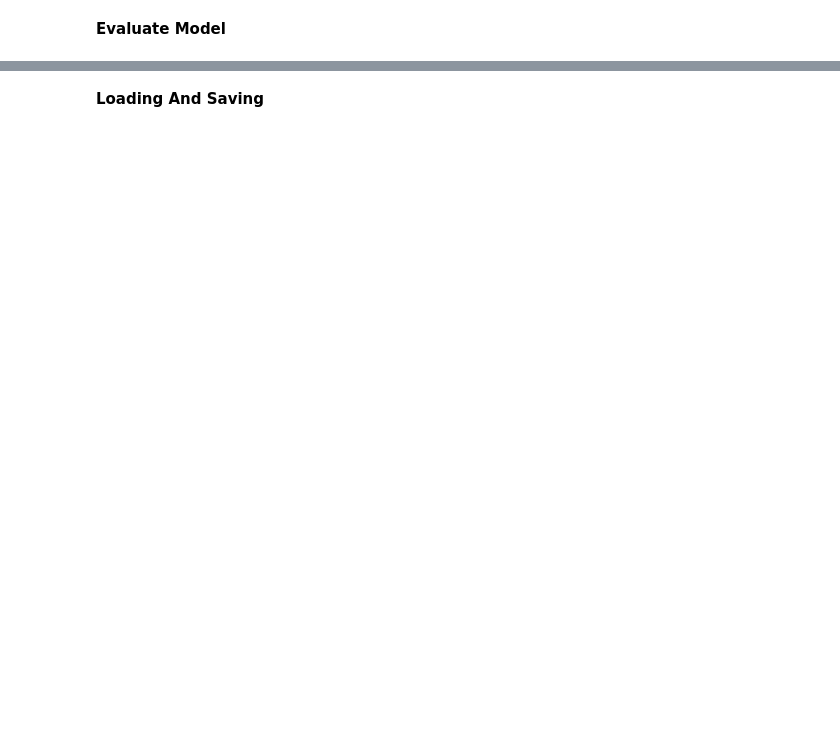
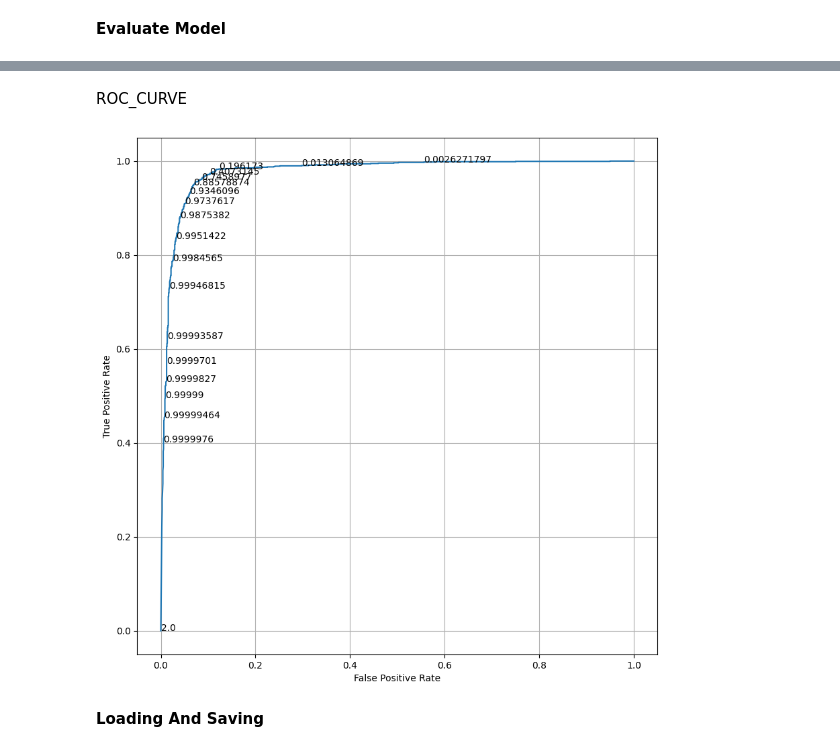
Before and after one commit to shiva7579/Machine_learning, a Jupyter notebook: Malaria.ipynb, the cells around one changed output, grey strips where cells are left out. Drawn from its saved outputs; the diff is of its cells as text; code cells hidden in the pictures; blank space fills up the shorter version.

```diff
--- a/Malaria.ipynb
+++ b/Malaria.ipynb
@@ -240,0 +255,10 @@ for i,(image,label) in enumerate(test_dataset.take(16)):
+# %%
+labels=[]
+input=[]
+
+for x,y in test_dataset.as_numpy_iterator():
+  labels.append(y)
+  input.append(x)
+# %%
+labels=np.array([i[0] for i in labels])
+print(labels)
@@ -240,0 +273,2 @@ for i,(image,label) in enumerate(test_dataset.take(16)):
+# %%
+predicted=model.predict(np.array(input)[:,0,...])
@@ -240,0 +283,3 @@ for i,(image,label) in enumerate(test_dataset.take(16)):
+# %%
+predicted=predicted[:,-1]
+print(predicted)
@@ -241,3 +303,21 @@ for i,(image,label) in enumerate(test_dataset.take(16)):
+# %% [markdown]
+ROC_CURVE
+# %%
+plt.figure(figsize=(10,10))
+fp,tp,threshold=roc_curve(labels,predicted)
+
+plt.plot(fp,tp)
+plt.xlabel("False Positive Rate")
+plt.ylabel("True Positive Rate")
+
+plt.grid()
+skip=20
+for i in range(0,len(threshold),skip):
+  plt.text(fp[i],tp[i],threshold[i])
+
+plt.show()
+# %% [output]
+[figure, added]
 # %% [markdown]
 **Loading And Saving**
 # %%
```
Also changed, not shown: parts of 30 cells of this notebook.
